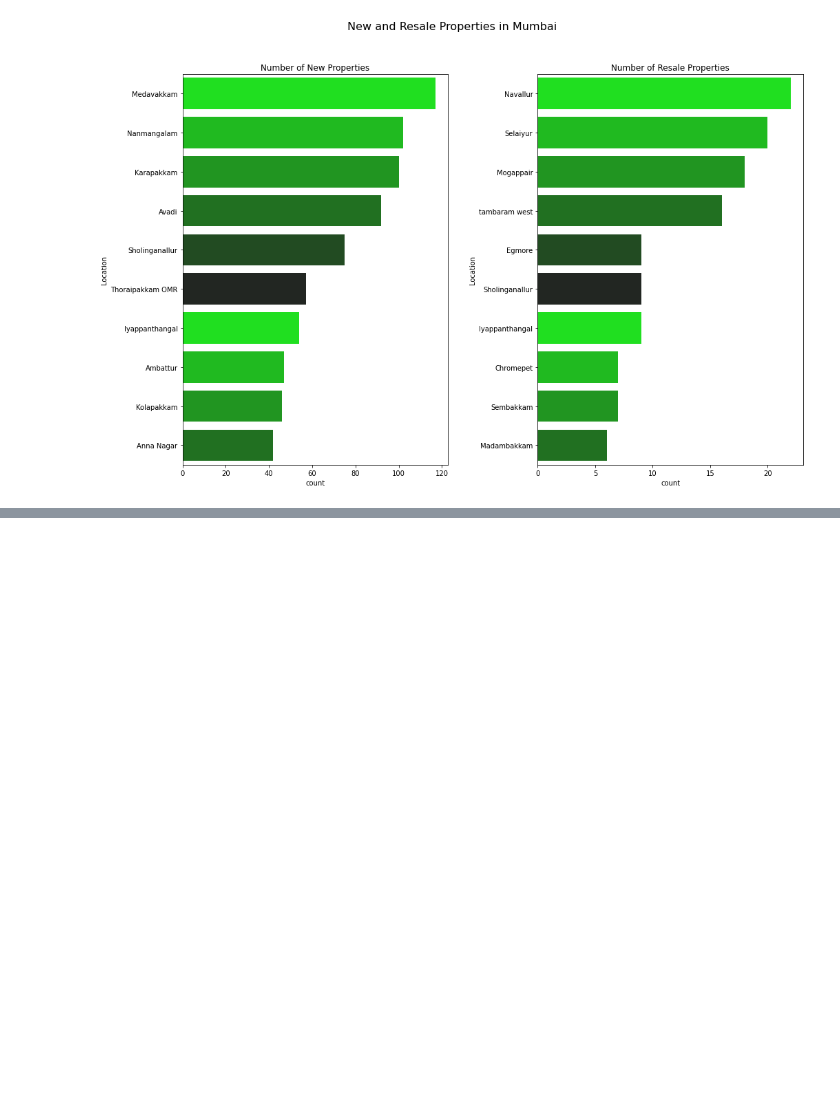
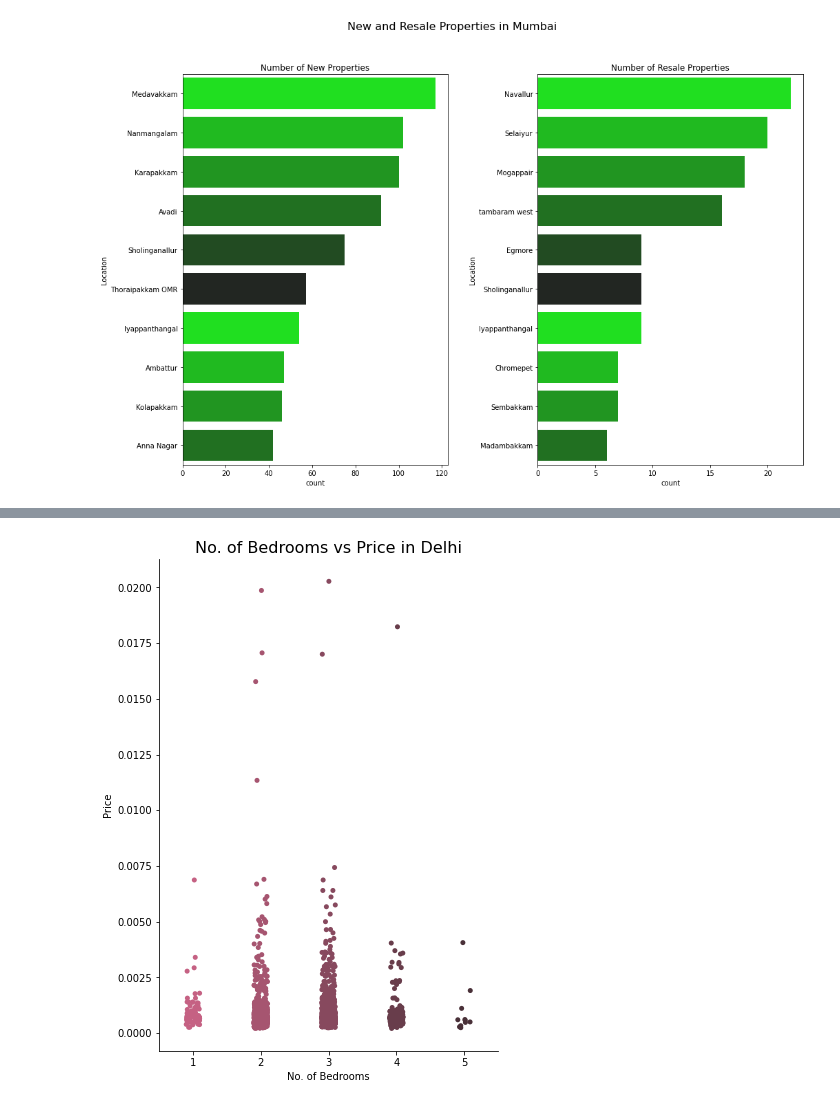
Before and after one commit to ManavMuthanna/Ctrl-Alt-Defeat, a Jupyter notebook: House Price Prediction.ipynb, the cells around one changed output, grey strips where cells are left out. Saved outputs shown, nothing was run; the diff lists cells and outputs as text; code cells hidden in the pictures; blank space fills up the shorter version.

```diff
--- a/House Price Prediction.ipynb
+++ b/House Price Prediction.ipynb
@@ -231,0 +257,4 @@ count_plot(df6,'New and Resale Properties in Kolkata', kolkata)
+# %%
+cat_plot(df2,'Delhi',delhi)
+# %% [output]
+[figure, added]
```
Also changed, not shown: parts of 31 cells of this notebook.
